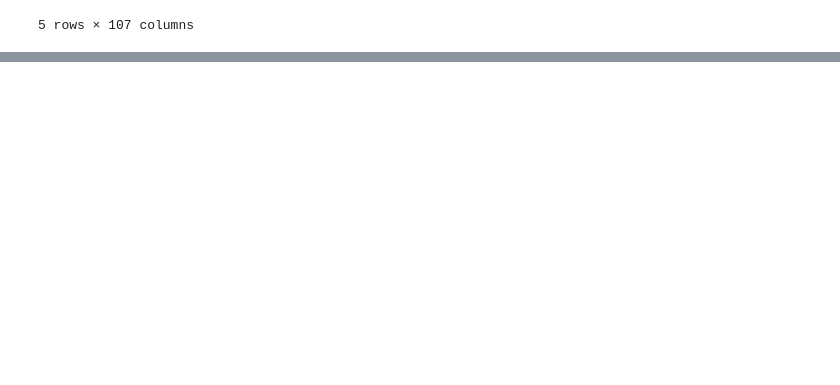
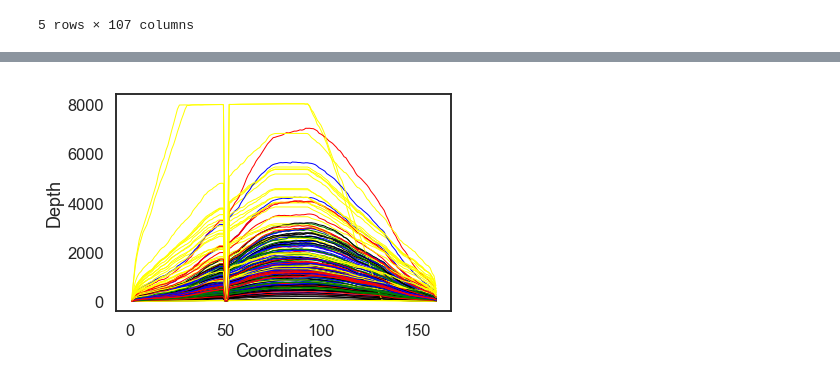
Before and after one commit to smangul1/seeing.beyond.target.results, a Jupyter notebook: raw.results/analysis.rDNA.MT.ipynb, the cells around one changed output, grey strips where cells are left out. Saved outputs shown, nothing was run; the diff lists cells and outputs as text; code cells hidden in the pictures; blank space fills up the shorter version.

```diff
--- a/raw.results/analysis.rDNA.MT.ipynb
+++ b/raw.results/analysis.rDNA.MT.ipynb
@@ -612,0 +263,36 @@ NameError: name 'data_imrep_WXS' is not defined
+# %%
+import matplotlib.pyplot as plt
+import seaborn as sns
+from scipy import stats
+import sys
+
+g=sns.set_style("white")
+g=sns.set_context("talk")
+g=sns.despine()
+
+
+dfList = set(data_58S_cov['ID'].tolist())
+
+
+for x in dfList:
+    data_local=data_58S_cov[data_58S_cov['ID'] == x]
+    #df = create_df_with(x)
+    #plt.figure() #this creates a new figure on which your plot will appear
+    d=data_local['disease'].tolist()[0]
+    if d=='BRCA':
+        g=sns.lineplot(x="pos",y="cov",legend=False,data=data_local,color='yellow',linewidth=1)
+    elif d=='LUSC':
+        g=sns.lineplot(x="pos",y="cov",legend=False,data=data_local,color='green',linewidth=1)
+    elif d=='SKCM':
+        g=sns.lineplot(x="pos",y="cov",legend=False,data=data_local,color='red',linewidth=1)
+    elif d=='PRAD':
+        g=sns.lineplot(x="pos",y="cov",legend=False,data=data_local,color='blue',linewidth=1)
+    elif d=='LUAD':
+        g=sns.lineplot(x="pos",y="cov",legend=False,data=data_local,color='black',linewidth=1)
+
+
+g.set_ylabel('Depth')
+g.set_xlabel('Coordinates')
+g.figure.savefig("5.8S.coverage.pdf", bbox_inches='tight')
+# %% [output]
+[figure, added]
```
Also changed, not shown: parts of 50 cells of this notebook, 33 other files.
